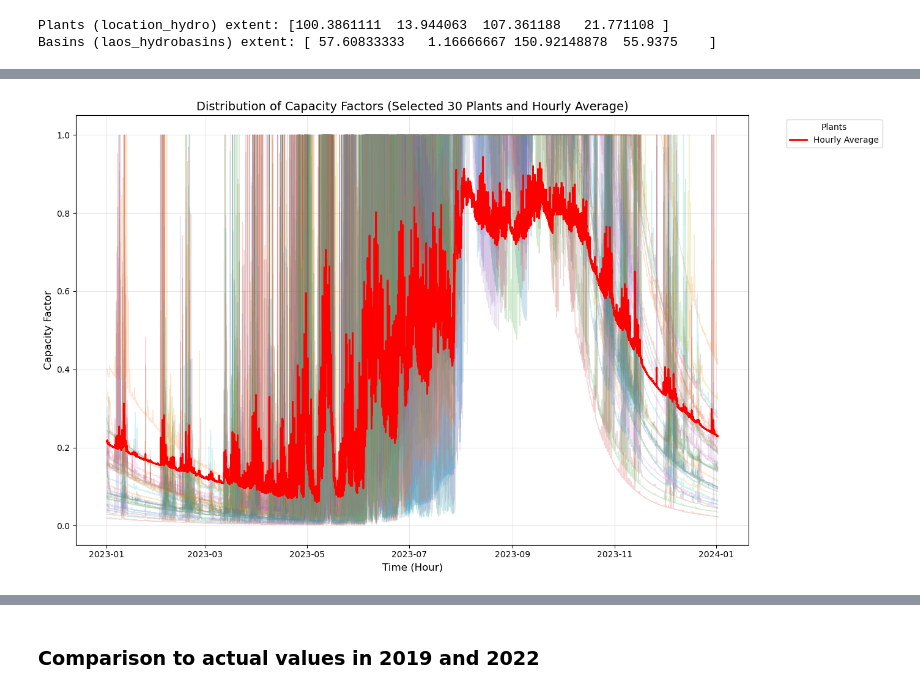
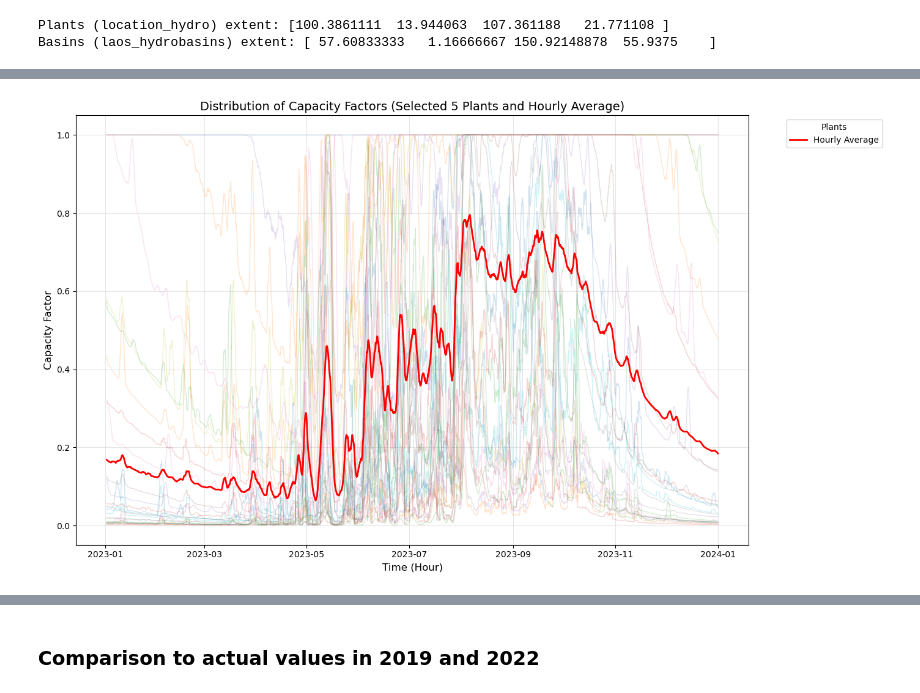
Before and after one commit to lukasschirren/GeoH2-Laos-Master-Thesis, a Jupyter notebook: test_hydropotential.ipynb, the cells around one changed output, grey strips where cells are left out. Cells and saved outputs as stored; diff of their text form; code cells hidden in the pictures.

```diff
--- a/test_hydropotential.ipynb
+++ b/test_hydropotential.ipynb
@@ -181,16 +126,16 @@ def hydropower_potential(eta,flowrate,head):
     return (eta * rho * g * Q * head) / (1000 * 1000) # MW
 
 
-eta = 0.75 # Value for system efficiency of hydropower - source
-def hydropower_potential_wrapper(flowrate, head):
-    return hydropower_potential(eta, flowrate, head)
+# eta = 0.75 # Value for system efficiency of hydropower - source
+# def hydropower_potential_wrapper(flowrate, head):
+#     return hydropower_potential(eta, flowrate, head)
 
-result = xr.apply_ufunc(
-    hydropower_potential_wrapper,
-    hydro_profile,
-    xr.DataArray(location_hydro['head'], dims=['plant']),  # Ensure head values align with plant dimension
-    vectorize=True
-)
+# result = xr.apply_ufunc(
+#     hydropower_potential_wrapper,
+#     hydro_profile,
+#     xr.DataArray(location_hydro['head'], dims=['plant']),  # Ensure head values align with plant dimension
+#     vectorize=True
+# )
 # %%
 
 # Define the wrapper function to include capacity limiting and capacity factor calculation
@@ -363,3 +205,5 @@ Percentage of 1s: 25.91%
+# %%
+capacity_factor = smoothed_capacity_factor
 # %%
 import matplotlib.pyplot as plt
 
@@ -387,42 +231,58 @@ plt.show()
 # %%
 import matplotlib.pyplot as plt
+import numpy as np
 
-# Function to select diverse plants based on variability
-def select_diverse_plants(capacity_factor, num_plants=30):
+# Function to select diverse plants equally across the range of variability
+def select_diverse_plants_equally(capacity_factor, num_plants=30):
     # Calculate the standard deviation of capacity factors for each plant
     plant_variability = capacity_factor.std(dim='time')
-    # Select the top plants with the highest variability
-    diverse_plants = plant_variability.argsort()[-num_plants:].values
-    return diverse_plants
+    # Number of bins (one for each subset of variability)
+    num_bins = 10
+    plants_per_bin = num_plants // num_bins
+    # Bin the plants based on standard deviation
+    bins = np.linspace(plant_variability.min().values, plant_variability.max().values, num_bins + 1)
+    selected_plants = []
 
-# Select 30 diverse plants based on their variability
-diverse_plants = select_diverse_plants(capacity_factor, num_plants=30)
+    for i in range(num_bins):
+        # Get plants in the current bin
+        bin_indices = (plant_variability >= bins[i]) & (plant_variability < bins[i + 1])
+        bin_plants = plant_variability.where(bin_indices, drop=True).plant
+        # Randomly select plants_per_bin plants from this bin
+        if len(bin_plants) > plants_per_bin:
+            selected_plants.extend(np.random.choice(bin_plants.values, plants_per_bin, replace=False))
+        else:
+            selected_plants.extend(bin_plants.values)
+
+    return selected_plants
+
+# Select 30 diverse plants equally across the range of variability
+diverse_plants = select_diverse_plants_equally(capacity_factor, num_plants=30)
 
 # Calculate the average capacity factor for each hour across all plants
 hourly_average = capacity_factor.mean(dim='plant')
 
 # Set up the figure and axis
 plt.figure(figsize=(14, 8))
 
 # Plot the individual capacity factors for the selected diverse plants with higher transparency
 for plant in diverse_plants:
     plt.plot(capacity_factor['time'], capacity_factor.sel(plant=plant), alpha=0.2, linewidth=1, label='_nolegend_')
 
 # Plot the hourly average capacity factor as a bold line
 plt.plot(hourly_average['time'], hourly_average.values, color='red', label='Hourly Average', linewidth=2)
 
 # Add title, labels, and legend
-plt.title('Distribution of Capacity Factors (Selected 30 Plants and Hourly Average)', fontsize=14)
+plt.title('Distribution of Capacity Factors (Selected 5 Plants and Hourly Average)', fontsize=14)
 plt.xlabel('Time (Hour)', fontsize=12)
 plt.ylabel('Capacity Factor', fontsize=12)
 plt.legend(title="Plants", bbox_to_anchor=(1.05, 1), loc='upper left', fontsize=10)
 plt.grid(alpha=0.3)
 
 # Display the plot
 plt.tight_layout()
 plt.show()
 
 # Optionally, save the plot to a file
-# plt.savefig("capacity_factor_distribution_selected.png", dpi=300)
+# plt.savefig("capacity_factor_distribution_selected_equally.png", dpi=300)
 # %% [output]
-[figure, old version]
+[figure, new version]
```
Also changed, not shown: parts of 15 cells of this notebook.
